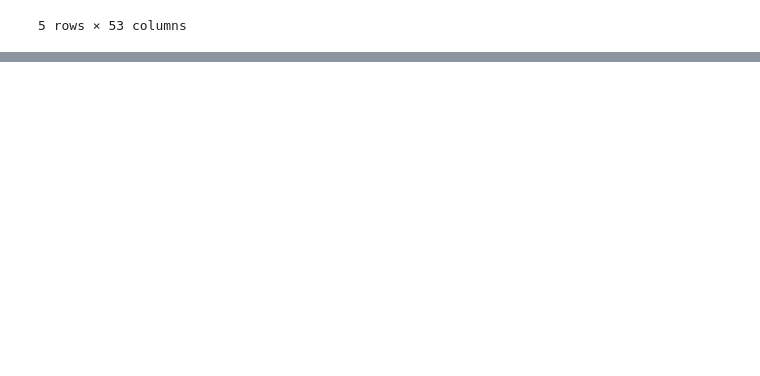
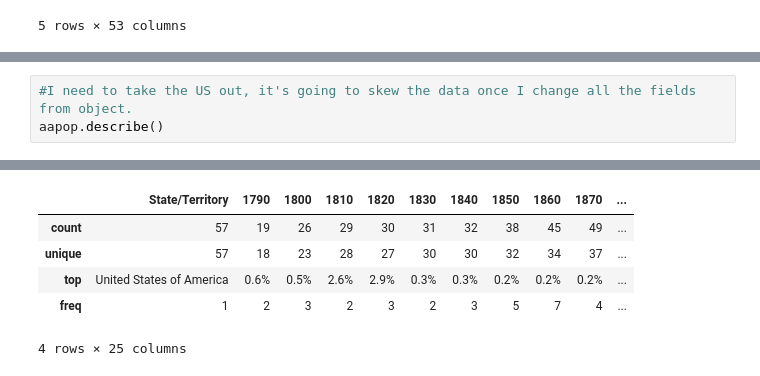
Before and after one commit to ewattudo/datamanagement, a Jupyter notebook: PS1.ipynb, the cells around one changed output, grey strips where cells are left out. Drawn from its saved outputs; the diff is of its cells as text; blank space fills up the shorter version.

```diff
--- a/PS1.ipynb
+++ b/PS1.ipynb
@@ -115,0 +145,4 @@ Warning: Total number of columns (53) exceeds max_columns (20). Falling back to
+# %%
+#I need to take the US out, it's going to skew the data once I change all the fields from object.
+aapop.describe()
+# %% [output]
@@ -115,0 +150,6 @@ Warning: Total number of columns (53) exceeds max_columns (20). Falling back to
+|  | State/Territory | 1790 | 1800 | 1810 | 1820 | 1830 | 1840 | 1850 | 1860 | 1870 | ... |
+| count | 57 | 19 | 26 | 29 | 30 | 31 | 32 | 38 | 45 | 49 | ... |
+| unique | 57 | 18 | 23 | 28 | 27 | 30 | 30 | 32 | 34 | 37 | ... |
+| top | United States of America | 0.6% | 0.5% | 2.6% | 2.9% | 0.3% | 0.3% | 0.2% | 0.2% | 0.2% | ... |
+| freq | 1 | 2 | 3 | 2 | 3 | 2 | 3 | 5 | 7 | 4 | ... |
+4 rows × 25 columns
```
Also changed, not shown: parts of 16 cells of this notebook.
